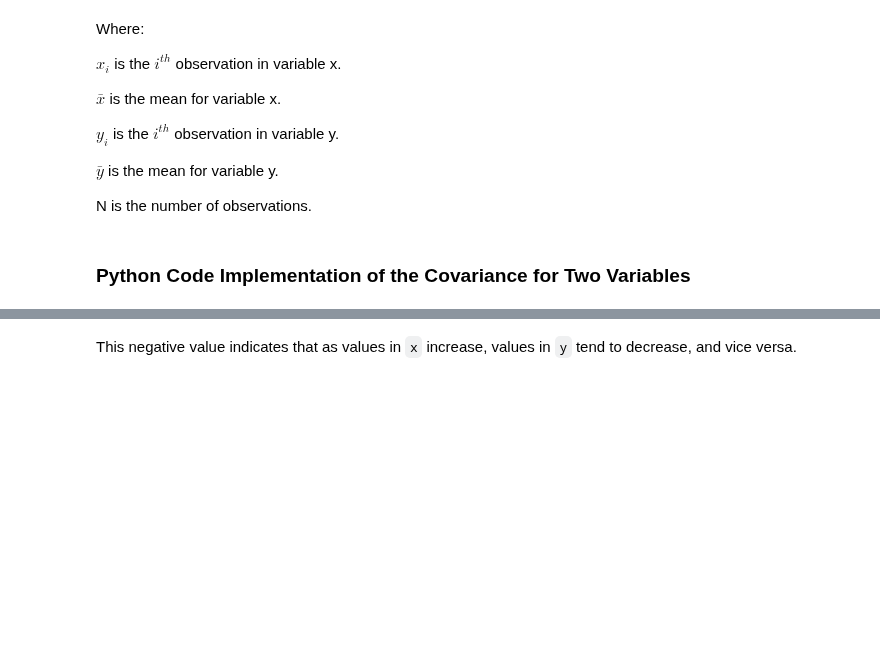
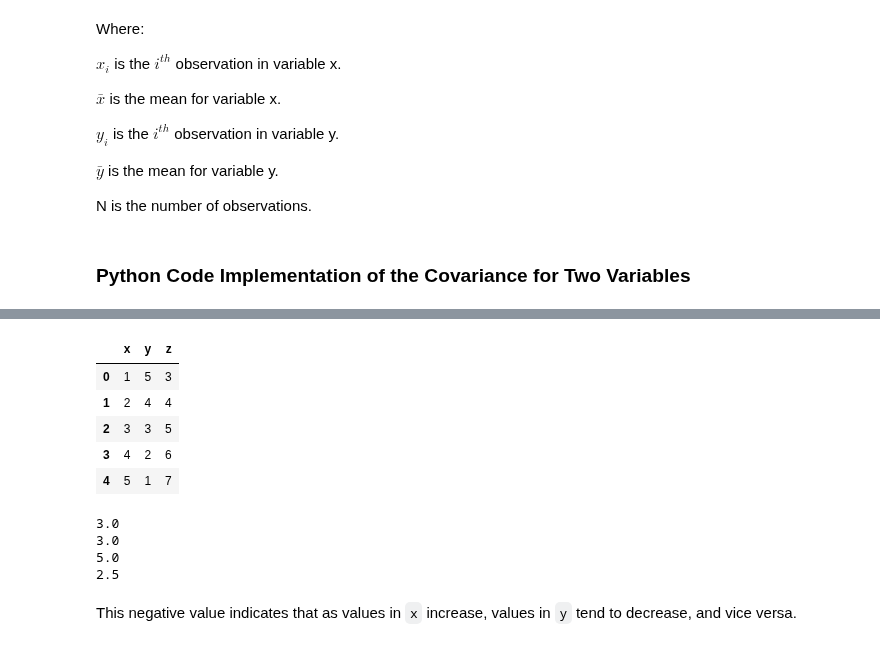
Before and after one commit to shubha95/python, a Jupyter notebook: Applied Data Science with Python/Instructor_Slide_and_Notebooks/Lesson_06_Math and Statistics Fundamentals/6.02_Statistics_Fundamentals.ipynb, the cells around one changed output, grey strips where cells are left out. Cells and saved outputs as stored; diff of their text form; code cells hidden in the pictures; blank space fills up the shorter version.

Commit message:
data visualization and manages

```diff
--- a/Applied Data Science with Python/Instructor_Slide_and_Notebooks/Lesson_06_Math and Statistics Fundamentals/6.02_Statistics_Fundamentals.ipynb
+++ b/Applied Data Science with Python/Instructor_Slide_and_Notebooks/Lesson_06_Math and Statistics Fundamentals/6.02_Statistics_Fundamentals.ipynb
@@ -502,4 +521,32 @@ cov_xy
 -2.5
+# %%
+# Creating a DataFrame with two columns, x and y
+data = {'x': [1, 2, 3, 4, 5],
+        'y': [5, 4, 3, 2, 1],
+        'z':[3,4,5,6,7]}
+df = pd.DataFrame(data)
+
+
+# Calculating the covariance between x and y
+cov_xy = df.cov().iloc[0, 2]
+cov_xy
+display(df)
+print(df.x.mean())
+print(df.y.mean())
+print(df.z.mean())
+
+print(cov_xy)
+# %% [output]
+|  | x | y | z |
+| 0 | 1 | 5 | 3 |
+| 1 | 2 | 4 | 4 |
+| 2 | 3 | 3 | 5 |
+| 3 | 4 | 2 | 6 |
+| 4 | 5 | 1 | 7 |
+3.0
+3.0
+5.0
+2.5
 # %% [markdown]
 This negative value indicates that as values in `x` increase, values in `y` tend to decrease, and vice versa.
 # %% [markdown]
```
Also changed, not shown: parts of 13 cells of this notebook, 5 other files.
